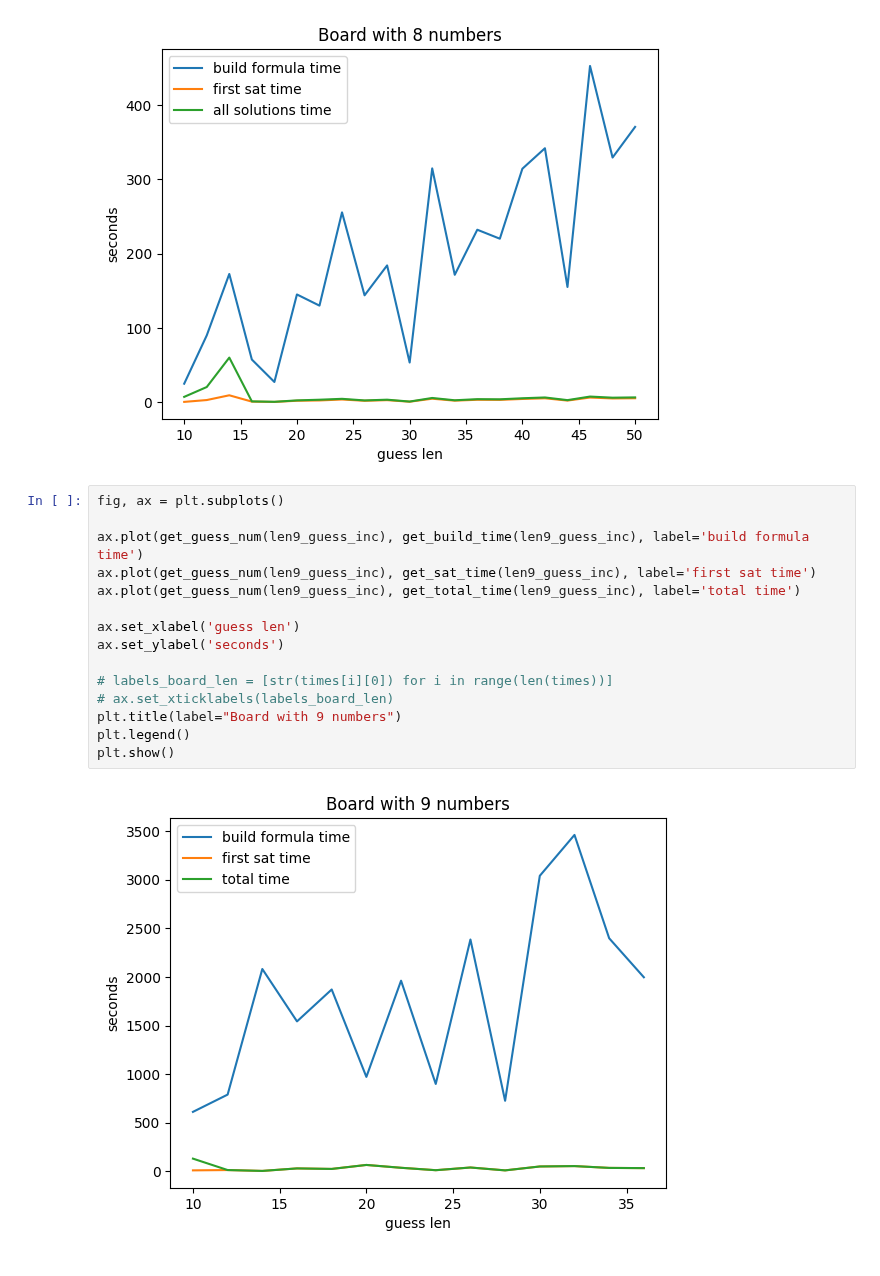
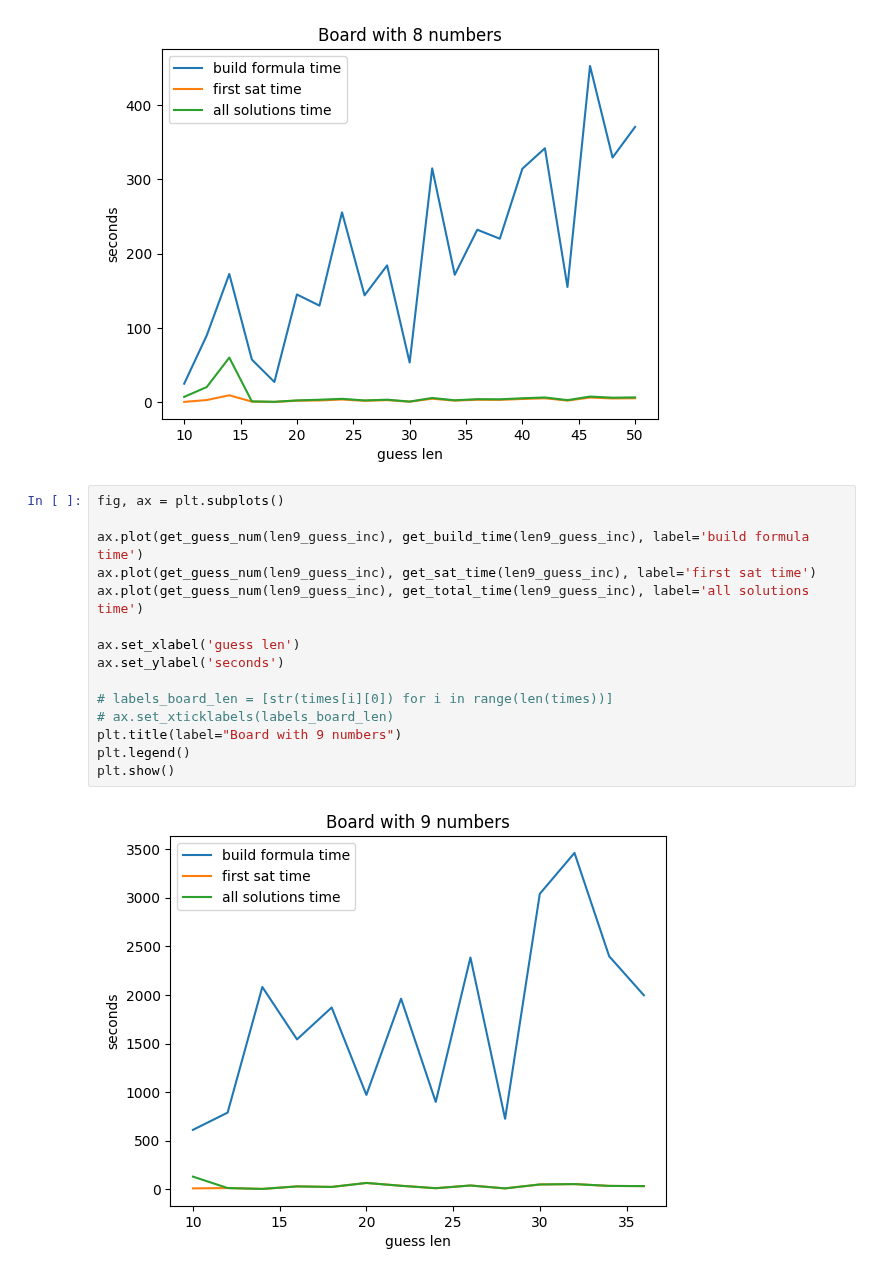
Before and after one commit to joserlopes/LVM_Project1, a Jupyter notebook: graphs_p1.ipynb, the cells around one changed output. Cells and saved outputs as stored; diff of their text form.

```diff
--- a/graphs_p1.ipynb
+++ b/graphs_p1.ipynb
@@ -130,17 +130,17 @@ plt.show()
 # %%
 fig, ax = plt.subplots()
 
 ax.plot(get_guess_num(len9_guess_inc), get_build_time(len9_guess_inc), label='build formula time')
 ax.plot(get_guess_num(len9_guess_inc), get_sat_time(len9_guess_inc), label='first sat time')
-ax.plot(get_guess_num(len9_guess_inc), get_total_time(len9_guess_inc), label='total time')
+ax.plot(get_guess_num(len9_guess_inc), get_total_time(len9_guess_inc), label='all solutions time')
 
 ax.set_xlabel('guess len')
 ax.set_ylabel('seconds')
 
 # labels_board_len = [str(times[i][0]) for i in range(len(times))]
 # ax.set_xticklabels(labels_board_len)
 plt.title(label="Board with 9 numbers")
 plt.legend()
 plt.show()
 # %% [output]
-[figure, old version]
+[figure, new version]
```
Also changed, not shown: parts of 3 cells of this notebook, 6 other files.
